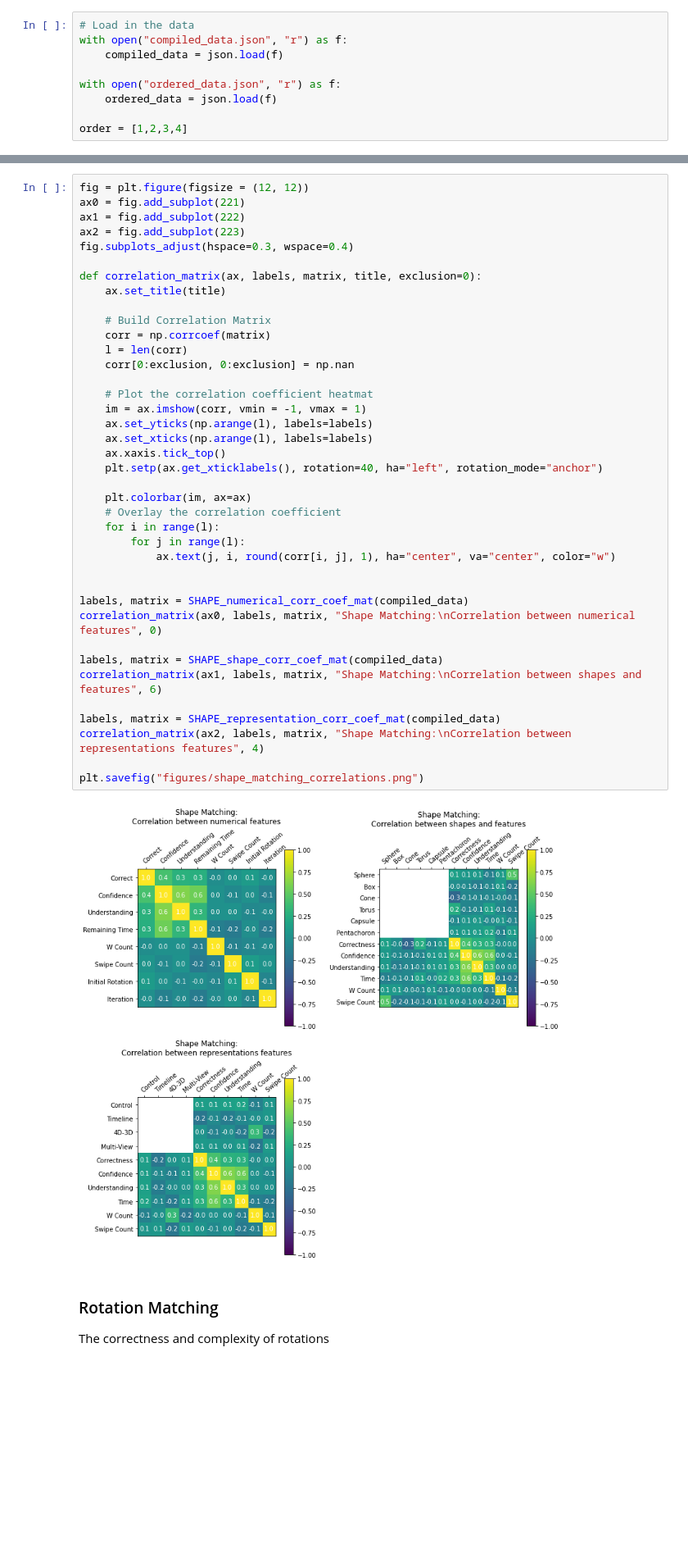
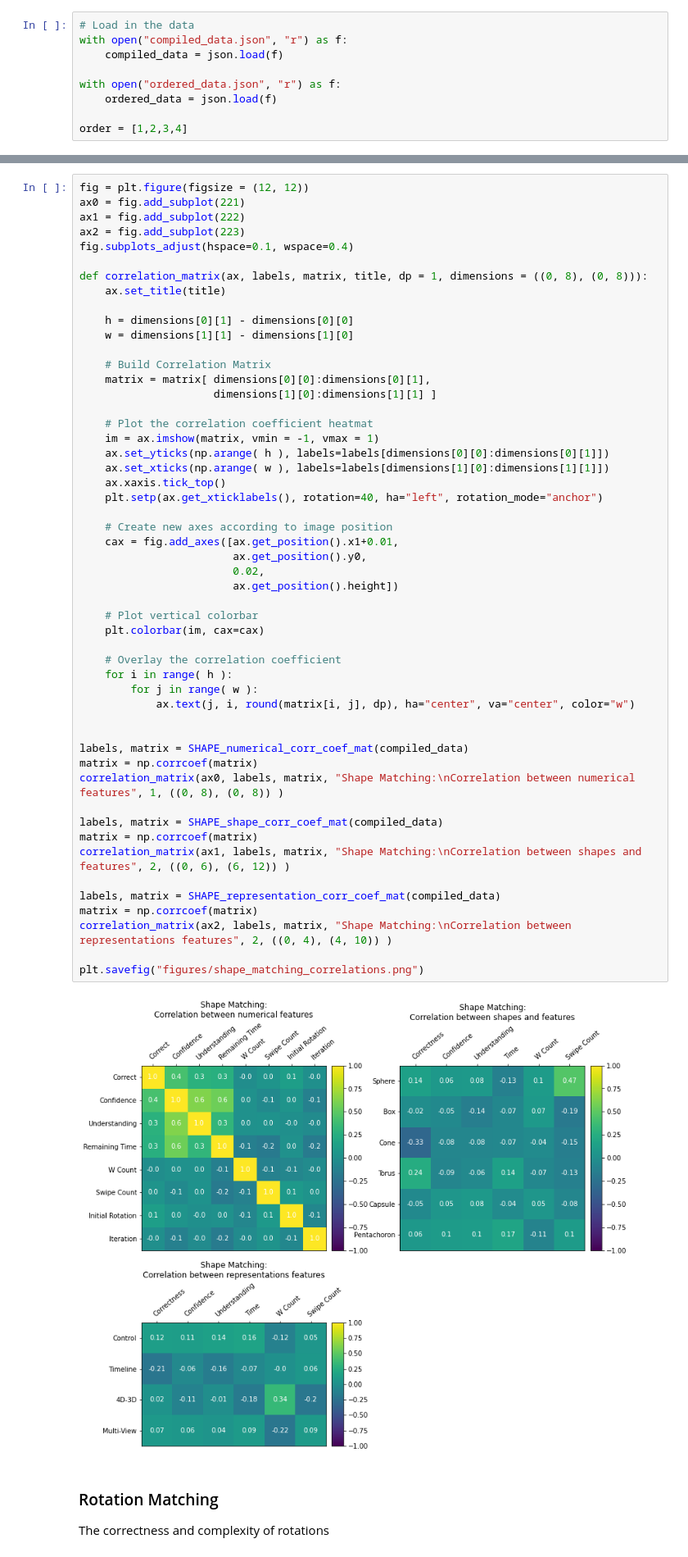
Before and after one commit to JoeSubbi/3D-Renderer-for-4D-Objects, a Jupyter notebook: Data Analysis/MultiFileAnalysis.ipynb, the cells around one changed output, grey strips where cells are left out. Shown: that part at 82% size. Saved outputs shown, nothing was run; the diff lists cells and outputs as text; blank space fills up the shorter version.

Commit message:
Correlation graph improvements for shape match

```diff
--- a/Data Analysis/MultiFileAnalysis.ipynb
+++ b/Data Analysis/MultiFileAnalysis.ipynb
@@ -597,44 +596,57 @@ Text(0.5, 0, 'Iteration of Test')
 # %%
 fig = plt.figure(figsize = (12, 12))
 ax0 = fig.add_subplot(221)
 ax1 = fig.add_subplot(222)
 ax2 = fig.add_subplot(223)
-fig.subplots_adjust(hspace=0.3, wspace=0.4)
+fig.subplots_adjust(hspace=0.1, wspace=0.4)
 
-def correlation_matrix(ax, labels, matrix, title, exclusion=0):
+def correlation_matrix(ax, labels, matrix, title, dp = 1, dimensions = ((0, 8), (0, 8))):
     ax.set_title(title)
 
+    h = dimensions[0][1] - dimensions[0][0]
+    w = dimensions[1][1] - dimensions[1][0]
+
     # Build Correlation Matrix
-    corr = np.corrcoef(matrix)
-    l = len(corr)
-    corr[0:exclusion, 0:exclusion] = np.nan
+    matrix = matrix[ dimensions[0][0]:dimensions[0][1],
+                     dimensions[1][0]:dimensions[1][1] ]
 
     # Plot the correlation coefficient heatmat
-    im = ax.imshow(corr, vmin = -1, vmax = 1)
-    ax.set_yticks(np.arange(l), labels=labels)
-    ax.set_xticks(np.arange(l), labels=labels)
+    im = ax.imshow(matrix, vmin = -1, vmax = 1)
+    ax.set_yticks(np.arange( h ), labels=labels[dimensions[0][0]:dimensions[0][1]])
+    ax.set_xticks(np.arange( w ), labels=labels[dimensions[1][0]:dimensions[1][1]])
     ax.xaxis.tick_top()
     plt.setp(ax.get_xticklabels(), rotation=40, ha="left", rotation_mode="anchor")
 
-    plt.colorbar(im, ax=ax)
+    # Create new axes according to image position
+    cax = fig.add_axes([ax.get_position().x1+0.01,
+                        ax.get_position().y0,
+                        0.02,
+                        ax.get_position().height])
+
+    # Plot vertical colorbar
+    plt.colorbar(im, cax=cax)
+
     # Overlay the correlation coefficient
-    for i in range(l):
-        for j in range(l):
-            ax.text(j, i, round(corr[i, j], 1), ha="center", va="center", color="w")
+    for i in range( h ):
+        for j in range( w ):
+            ax.text(j, i, round(matrix[i, j], dp), ha="center", va="center", color="w")
 
 
 labels, matrix = SHAPE_numerical_corr_coef_mat(compiled_data)
-correlation_matrix(ax0, labels, matrix, "Shape Matching:\nCorrelation between numerical features", 0)
+matrix = np.corrcoef(matrix)
+correlation_matrix(ax0, labels, matrix, "Shape Matching:\nCorrelation between numerical features", 1, ((0, 8), (0, 8)) )
 
 labels, matrix = SHAPE_shape_corr_coef_mat(compiled_data)
-correlation_matrix(ax1, labels, matrix, "Shape Matching:\nCorrelation between shapes and features", 6)
+matrix = np.corrcoef(matrix)
+correlation_matrix(ax1, labels, matrix, "Shape Matching:\nCorrelation between shapes and features", 2, ((0, 6), (6, 12)) )
 
 labels, matrix = SHAPE_representation_corr_coef_mat(compiled_data)
-correlation_matrix(ax2, labels, matrix, "Shape Matching:\nCorrelation between representations features", 4)
+matrix = np.corrcoef(matrix)
+correlation_matrix(ax2, labels, matrix, "Shape Matching:\nCorrelation between representations features", 2, ((0, 4), (4, 10)) )
 
 plt.savefig("figures/shape_matching_correlations.png")
 # %% [output]
-[figure, old version]
+[figure, new version]
 # %% [markdown]
 ### Rotation Matching
 The correctness and complexity of rotations
```
Also changed, not shown: parts of 4 cells of this notebook, 1 other file.
